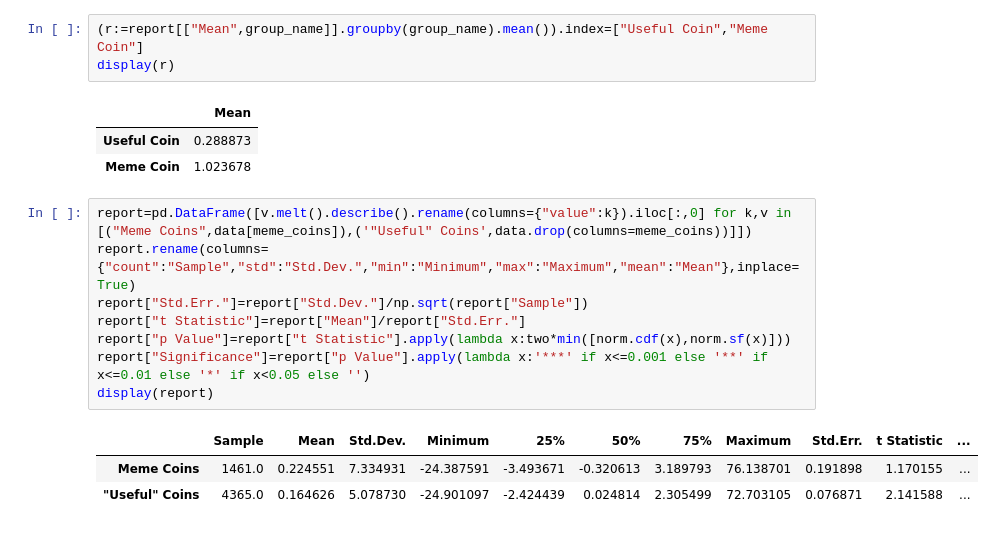
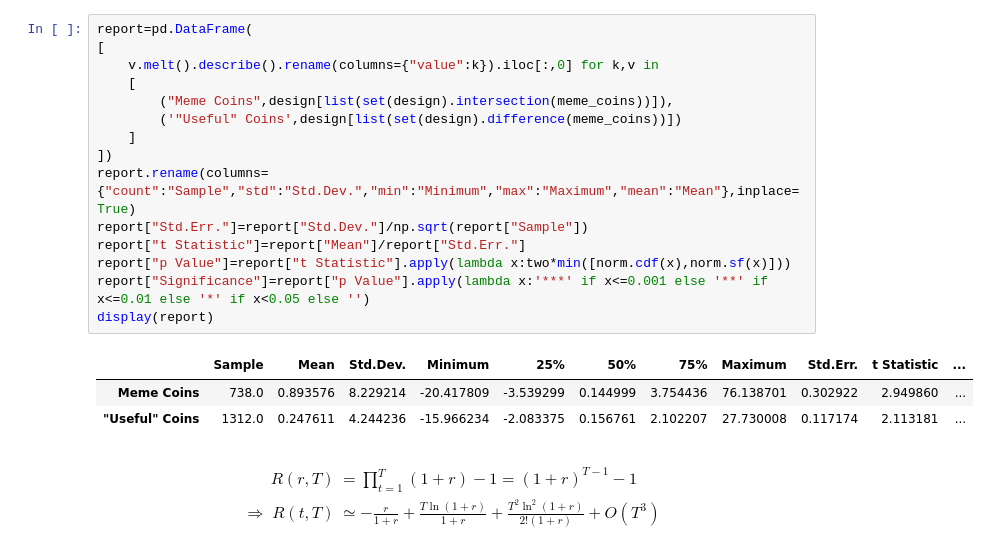
Before and after one commit to Farmhouse121/Financial-Data-Science-in-Python, a Jupyter notebook: Alphas/Retail_Crypto_Universe_Return_by_Meme_Coin.ipynb, the cells around one changed output. Drawn from its saved outputs; the diff is of its cells as text.

```diff
--- a/Alphas/Retail_Crypto_Universe_Return_by_Meme_Coin.ipynb
+++ b/Alphas/Retail_Crypto_Universe_Return_by_Meme_Coin.ipynb
@@ -139,19 +139,25 @@ display(anova.replace(np.nan,""))
-# %%
-(r:=report[["Mean",group_name]].groupby(group_name).mean()).index=["Useful Coin","Meme Coin"]
-display(r)
-# %% [output]
-|  | Mean |
-| Useful Coin | 0.288873 |
-| Meme Coin | 1.023678 |
 # %%
-report=pd.DataFrame([v.melt().describe().rename(columns={"value":k}).iloc[:,0] for k,v in [("Meme Coins",data[meme_coins]),('"Useful" Coins',data.drop(columns=meme_coins))]])
+report=pd.DataFrame(
+[
+    v.melt().describe().rename(columns={"value":k}).iloc[:,0] for k,v in
+    [
+        ("Meme Coins",design[list(set(design).intersection(meme_coins))]),
+        ('"Useful" Coins',design[list(set(design).difference(meme_coins))])
+    ]
+])
 report.rename(columns={"count":"Sample","std":"Std.Dev.","min":"Minimum","max":"Maximum","mean":"Mean"},inplace=True)
 report["Std.Err."]=report["Std.Dev."]/np.sqrt(report["Sample"])
 report["t Statistic"]=report["Mean"]/report["Std.Err."]
 report["p Value"]=report["t Statistic"].apply(lambda x:two*min([norm.cdf(x),norm.sf(x)]))
 report["Significance"]=report["p Value"].apply(lambda x:'***' if x<=0.001 else '**' if x<=0.01 else '*' if x<0.05 else '')
 display(report)
 # %% [output]
 |  | Sample | Mean | Std.Dev. | Minimum | 25% | 50% | 75% | Maximum | Std.Err. | t Statistic | ... |
-| Meme Coins | 1461.0 | 0.224551 | 7.334931 | -24.387591 | -3.493671 | -0.320613 | 3.189793 | 76.138701 | 0.191898 | 1.170155 | ... |
-| "Useful" Coins | 4365.0 | 0.164626 | 5.078730 | -24.901097 | -2.424439 | 0.024814 | 2.305499 | 72.703105 | 0.076871 | 2.141588 | ... |
+| Meme Coins | 738.0 | 0.893576 | 8.229214 | -20.417809 | -3.539299 | 0.144999 | 3.754436 | 76.138701 | 0.302922 | 2.949860 | ... |
+| "Useful" Coins | 1312.0 | 0.247611 | 4.244236 | -15.966234 | -2.083375 | 0.156761 | 2.102207 | 27.730008 | 0.117174 | 2.113181 | ... |
+# %% [markdown]
+$$\begin{align}
+R(r,T)&=\prod_{t=1}^T(1+r)-1=(1+r)^{T-1}-1\\
+\Rightarrow\;R(t,T)&\simeq-\frac{r}{1+r}+\frac{T\ln(1+r)}{1+r}+\frac{T^2\ln^2(1+r)}{2!(1+r)}+O\left(T^3\right)
+\end{align}
+$$
```
Also changed, not shown: parts of 6 cells of this notebook.
